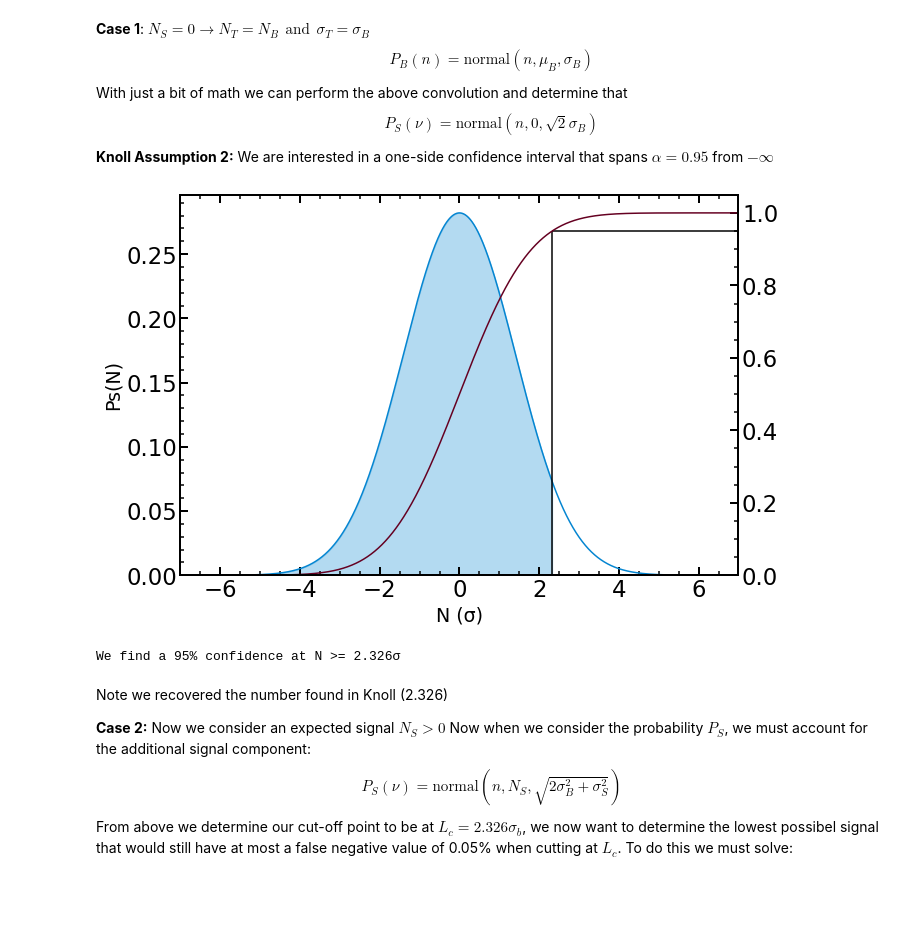
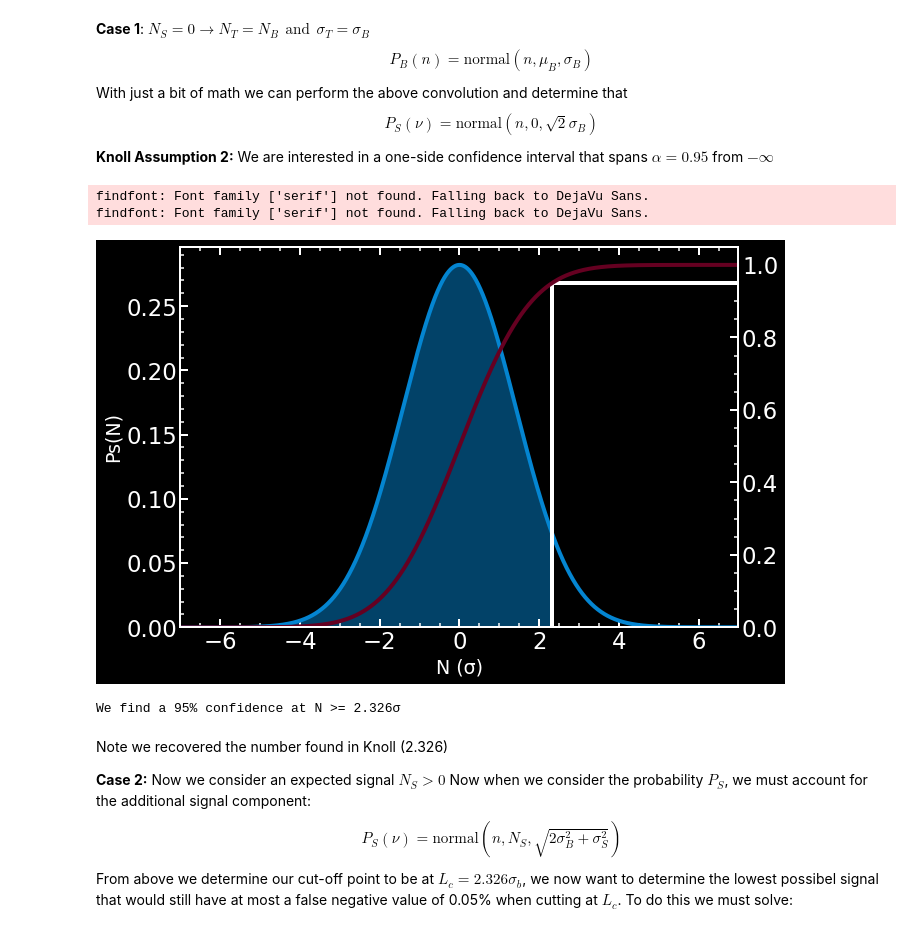
Before and after one commit to MorganAskins/AStudyInStatistics, a Jupyter notebook: 1_Knoll.ipynb, the cells around one changed output. Cells and saved outputs as stored; diff of their text form; code cells hidden in the pictures; blank space fills up the shorter version.

```diff
--- a/1_Knoll.ipynb
+++ b/1_Knoll.ipynb
@@ -17,6 +16,7 @@ from scipy.special import erf, erfc, gamma
 # %%
 # Useful functions and definitions
 π = np.pi
+plt.style.use('dark_background')
 plt.style.use('stats.mplstyle')
 def normal(x, μ, σ):
     return (2*π*σ**2)**(-0.5) * np.exp(-(x-μ)**2 / 2 / σ**2)
@@ -29,31 +29,34 @@ __Knoll Assumption 2:__ We are interested in a one-side confidence interval that
 # %%
 ## In units of sigma, this looks like
 n = np.linspace(-7,7,100000)
 p = normal(n, 0, np.sqrt(2))
 c = np.cumsum(p) / max(np.cumsum(p))
 limit = np.where(c<=0.95)[0]
 
 fig, ax1 = plt.subplots()
-ax1.plot(n, p, color='xkcd:cerulean')
-ax1.fill_between(n[limit], p[limit], color='xkcd:cerulean', alpha=0.3)
+ax1.plot(n, p, color='xkcd:cerulean', linewidth=4)
+ax1.fill_between(n[limit], p[limit], color='xkcd:cerulean', alpha=0.5)
 ax1.set_ylim(bottom=0)
 ax1.set_xlim(-7, 7)
 ax1.set_xlabel("N (σ)")
 ax1.set_ylabel("Ps(N)")
 ax2 = ax1.twinx()
-ax2.plot(n, c, color='xkcd:maroon')
+ax2.plot(n, c, color='xkcd:maroon', linewidth=4)
 #ax2.axvline(n[limit[-1]], color='black')
-ax2.vlines(n[limit[-1]], 0, 0.95, color='black')
-ax2.hlines(0.95, n[limit[-1]], 7)
+ax2.vlines(n[limit[-1]], 0, 0.95, color='white')
+ax2.hlines(0.95, n[limit[-1]], 7, color='white')
 ax2.set_ylim(bottom=0)
+plt.savefig('knoll_bkg_selection.svg', transparent=True)
 plt.show()
 
 Lc_coef = n[limit[-1]]
 
 print(f'We find a 95% confidence at N >= {Lc_coef:0.3f}σ')
 # %% [output]
+findfont: Font family ['serif'] not found. Falling back to DejaVu Sans.
+findfont: Font family ['serif'] not found. Falling back to DejaVu Sans.
-[figure, old version]
+[figure, new version]
-We find a 95% confidence at N >= 2.326σ
+We find a 95% confidence at N >= 2.326σ
 # %% [markdown]
 Note we recovered the number found in Knoll (2.326)
 
```
Also changed, not shown: parts of 5 cells of this notebook, 3 other files.
